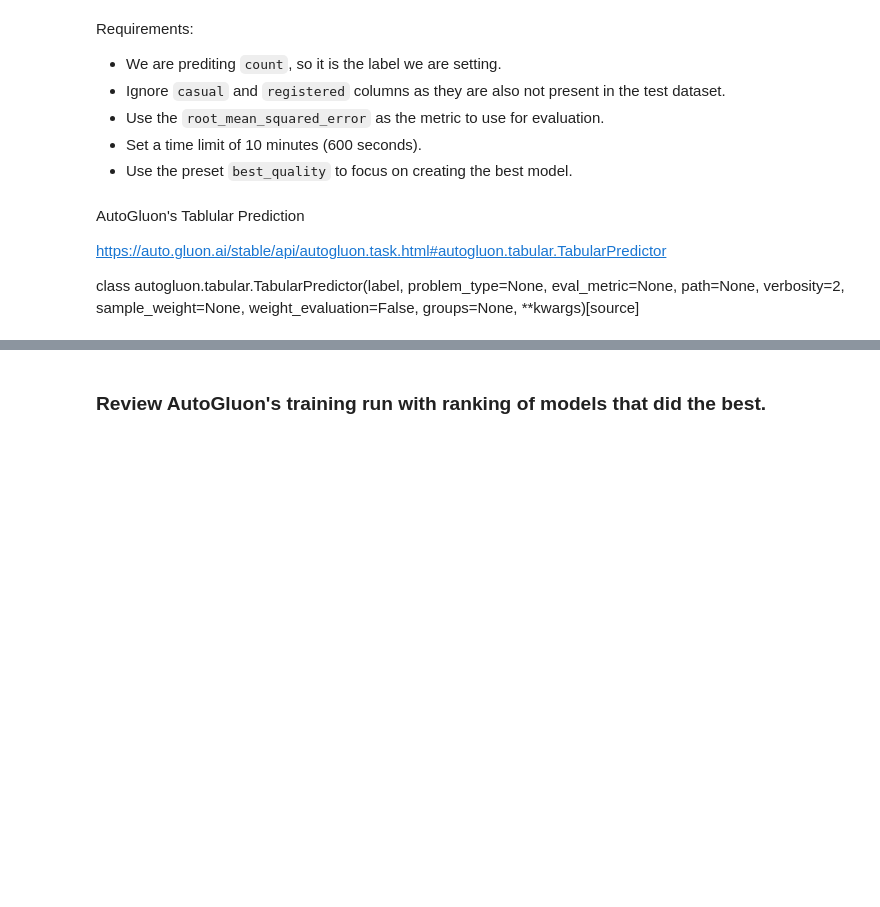
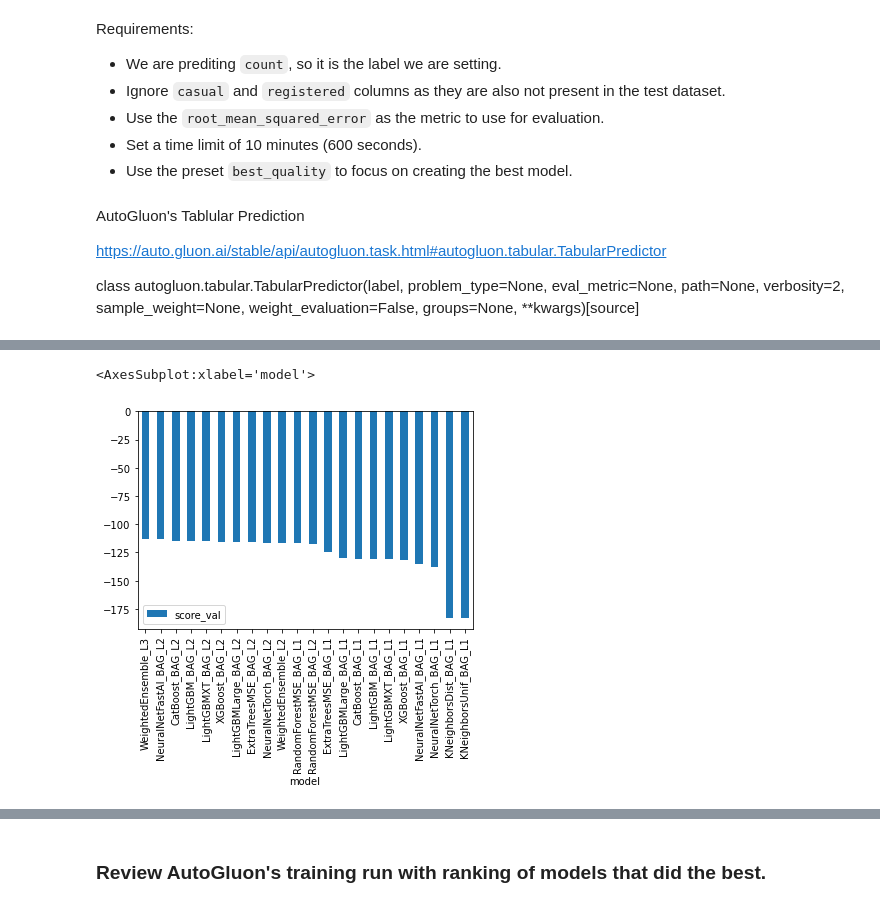
Before and after one commit to seehawj2019/Udacity_Project1, a Jupyter notebook: project-template.ipynb, the cells around one changed output, grey strips where cells are left out. Saved outputs shown, nothing was run; the diff lists cells and outputs as text; code cells hidden in the pictures; blank space fills up the shorter version.

```diff
--- a/project-template.ipynb
+++ b/project-template.ipynb
@@ -276,9 +272,28 @@ class autogluon.tabular.TabularPredictor(label, problem_type=None, eval_metric=N
 # %%
 #predictor = TabularPredictor(?).fit(?)
 
-predictor = TabularPredictor(label="count", eval_metric="root_mean_squared_error").fit(
+#predictor = TabularPredictor(label="count", eval_metric="root_mean_squared_error",learner_kwargs=()).fit(
+#    train_data=train, time_limit=600, presets="best_quality"
+#)
+
+predictor = TabularPredictor(label="count", eval_metric="root_mean_squared_error",learner_kwargs = {"ignored_columns": ["casual", "registered"]}).fit(
     train_data=train, time_limit=600, presets="best_quality"
 )
+
+
+
+
+#learner_kwargs = {"ignored_columns": ["casual", "registered"]}
+#predictor = TabularPredictor(label="count",
+#                             problem_type="regression",
+#                             learner_kwargs=learner_kwargs, eval_metric="root_mean_squared_error").fit(
+#                                 train_data=train,
+#                                 time_limit=600,
+#                                 presets="best_quality",
+#                            )
+
+
+
 
 #predictor = TabularPredictor(label="count").fit(
 #    train_data=train, time_limit=600, presets="best_quality"
@@ -303,0 +356,6 @@ TabularPredictor saved. To load, use: predictor = TabularPredictor.load("Autoglu
+# %%
+# Output the model's `score_val` in a bar chart to compare performance
+predictor.leaderboard(silent=True).plot(kind="bar", x="model", y="score_val")
+# %% [output]
+<AxesSubplot:xlabel='model'>
+[figure, added]
```
Also changed, not shown: parts of 48 cells of this notebook.
